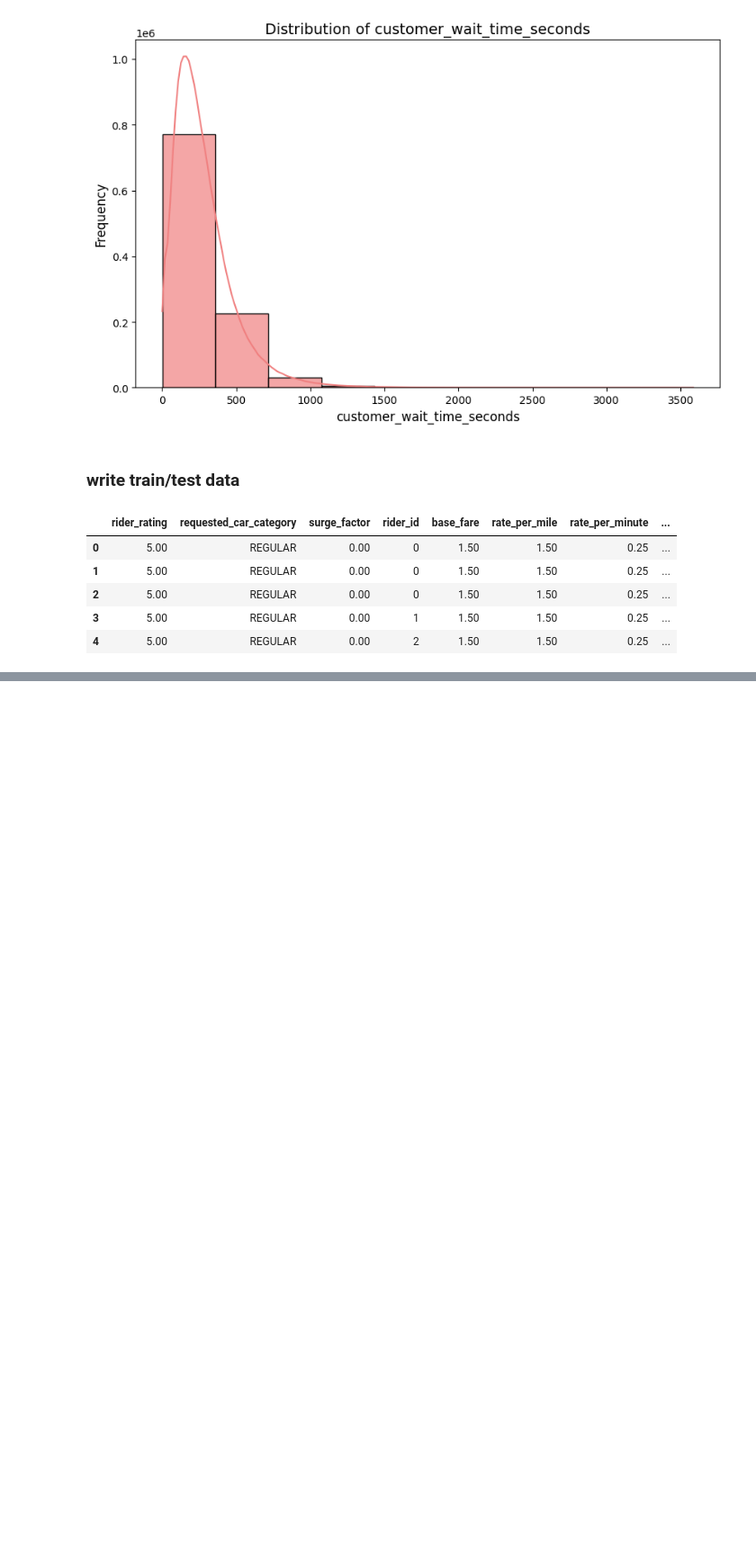
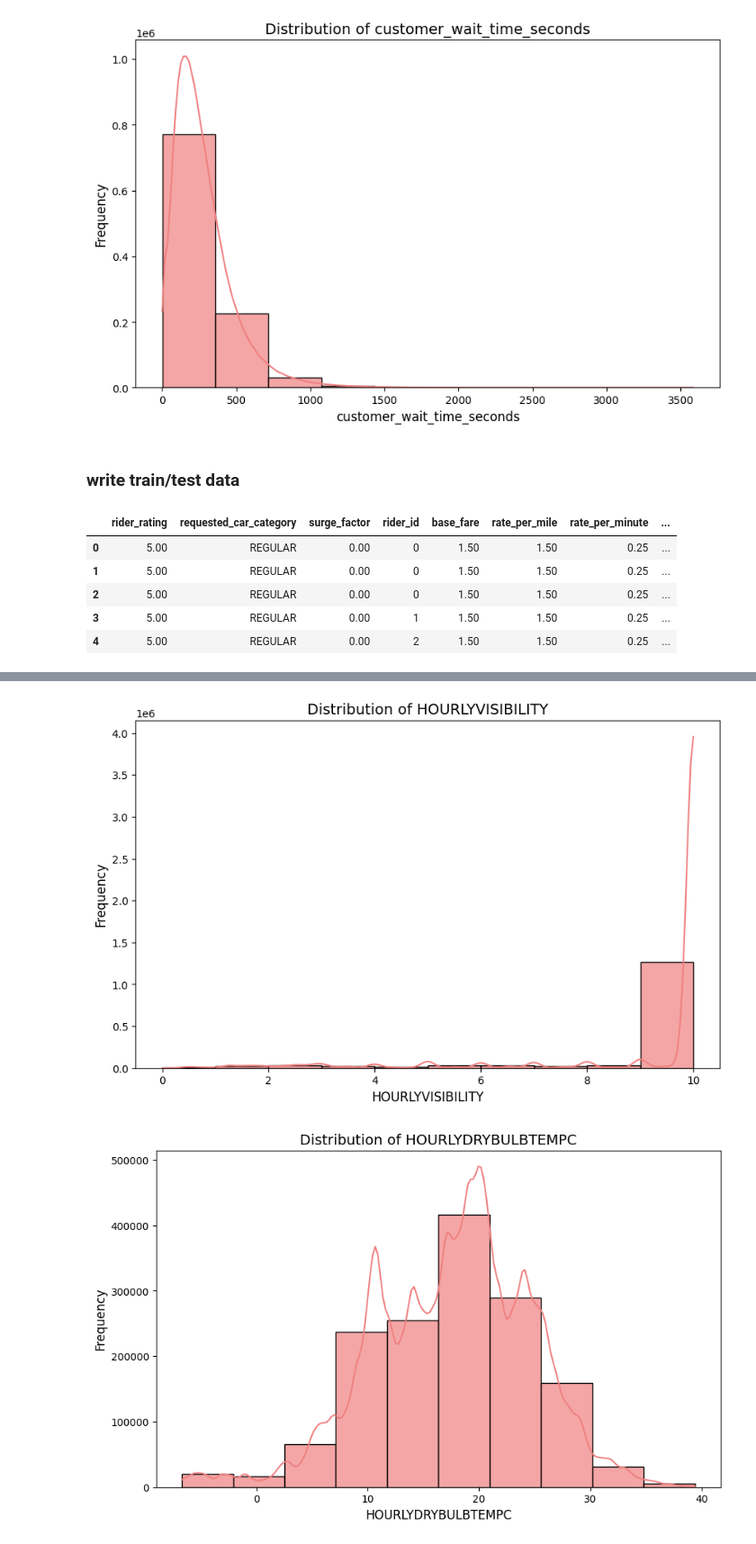
Before and after one commit to nossyd/ML-projects, a Jupyter notebook: predict-customer-wait-time/austin-rideshare-data-eda.ipynb, the cells around one changed output, grey strips where cells are left out. Shown: that part at 90% size. Saved outputs shown, nothing was run; the diff lists cells and outputs as text; code cells hidden in the pictures; blank space fills up the shorter version.

Commit message:
weather data eda + cleaning

```diff
--- a/predict-customer-wait-time/austin-rideshare-data-eda.ipynb
+++ b/predict-customer-wait-time/austin-rideshare-data-eda.ipynb
@@ -361,0 +397,2 @@ rides_data_condense.to_csv("rides_data_condense.csv", index=False)
+# %%
+weather_rides_data = pd.merge(rides_dataA[['RIDE_ID', 'created_date']], Weather_Data_no_daily, how='inner', on='RIDE_ID', suffixes=('_A', '_weather'))
@@ -361,0 +433,6 @@ rides_data_condense.to_csv("rides_data_condense.csv", index=False)
+# %%
+# Convert string to datetime first, then extract components
+weather_rides_data['created_date'] = pd.to_datetime(
+    weather_rides_data['created_date'],
+    utc=True
+)
@@ -361,0 +459,8 @@ rides_data_condense.to_csv("rides_data_condense.csv", index=False)
+# %%
+# Extract date components
+weather_rides_data['year'] = weather_rides_data['created_date'].dt.year.astype('Int64')
+weather_rides_data['month'] = weather_rides_data['created_date'].dt.month.astype('Int64')
+weather_rides_data['day'] = weather_rides_data['created_date'].dt.day.astype('Int64')
+weather_rides_data['hour'] = weather_rides_data['created_date'].dt.hour.astype('Int64')
+weather_rides_data['minute'] = weather_rides_data['created_date'].dt.minute.astype('Int64')
+weather_rides_data['ride_date'] = weather_rides_data['created_date'].dt.date
@@ -361,0 +496,4 @@ rides_data_condense.to_csv("rides_data_condense.csv", index=False)
+# %%
+fillna_col_list = ['HOURLYVISIBILITY', 'HOURLYDRYBULBTEMPC', 'HOURLYRelativeHumidity', 'HOURLYWindSpeed', 'HOURLYWindDirection', 'HOURLYPrecip']
+for fillna_col in fillna_col_list:
+    weather_rides_data[f'{fillna_col}'] = weather_rides_data[f'{fillna_col}'].interpolate(method='linear')
@@ -361,0 +520,10 @@ rides_data_condense.to_csv("rides_data_condense.csv", index=False)
+# %%
+for col in range(len(fillna_col_list)):
+    plot_histogram_kde(weather_rides_data, fillna_col_list[col],
+                        title=f"Distribution of {fillna_col_list[col]}",
+                        xlabel=f"{fillna_col_list[col]}",
+                        bins=10,
+                        color="lightcoral")
+# %% [output]
+[figure, added]
+[figure, added]
```
Also changed, not shown: parts of 15 cells of this notebook.
